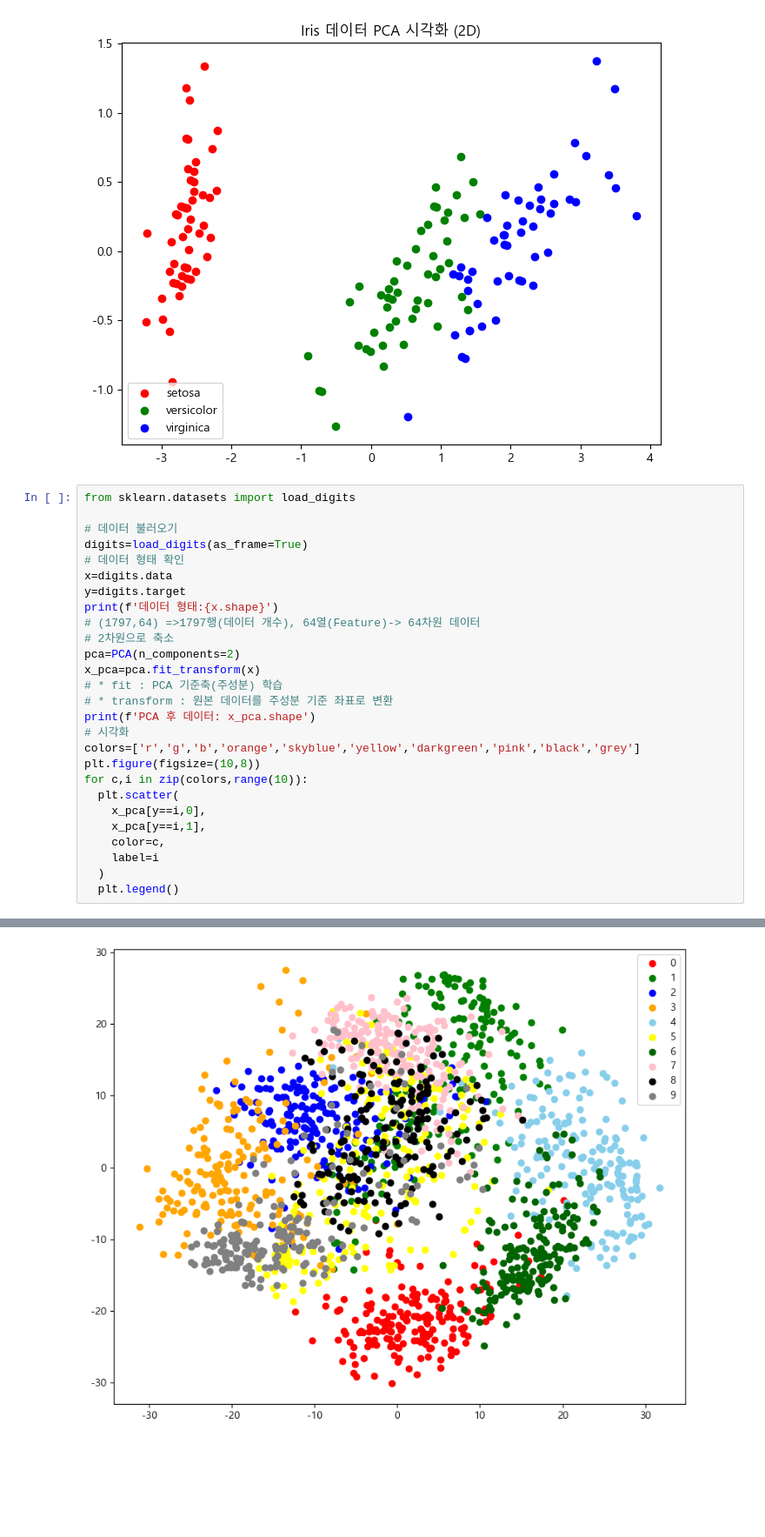
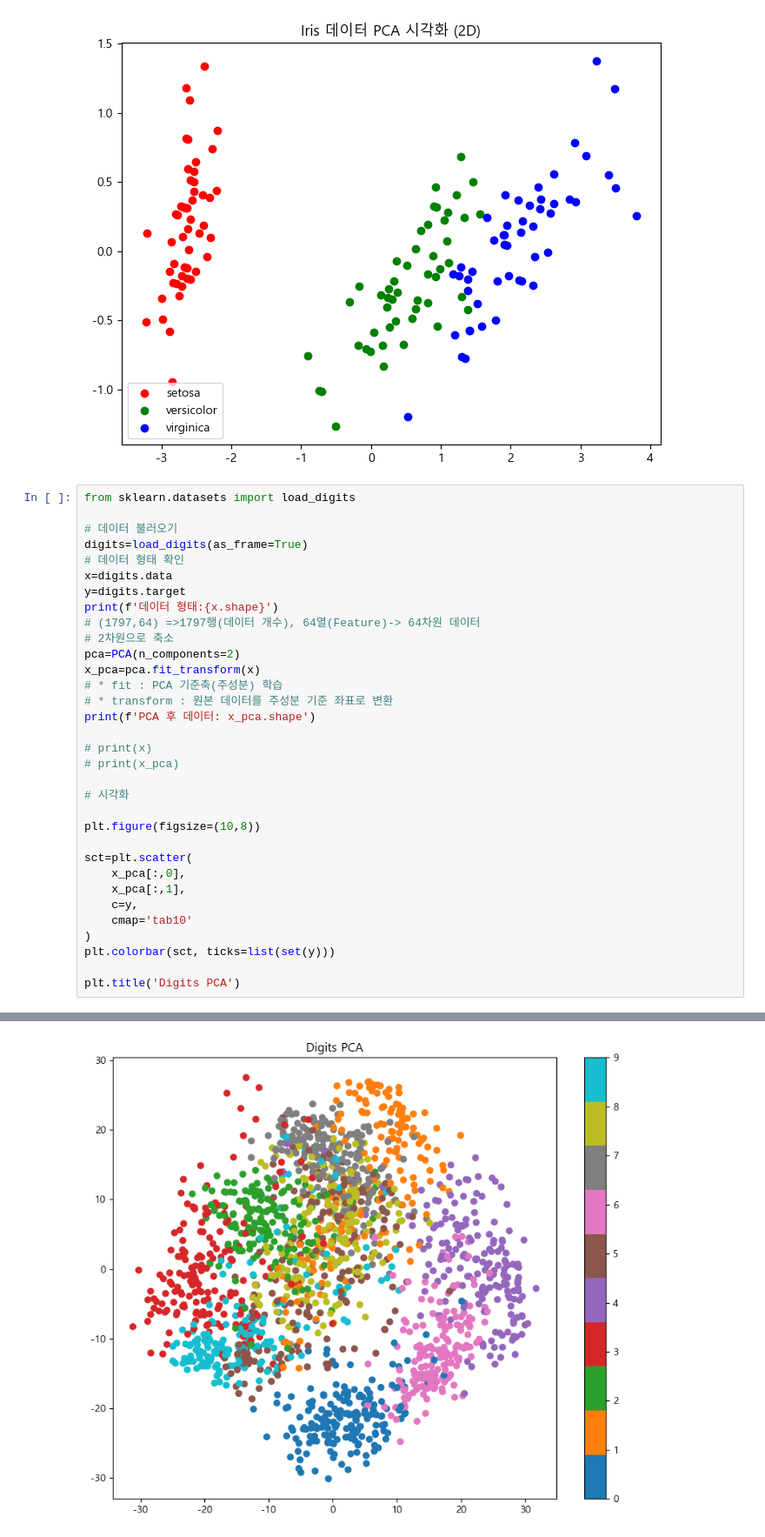
Before and after one commit to SkyWithLab/Workspace, a Jupyter notebook: 10_AI_Prediction/unsupervised_learning/3_pca_dim_reduction.ipynb, the cells around one changed output, grey strips where cells are left out. Shown: that part at 87% size. Cells and saved outputs as stored; diff of their text form; blank space fills up the shorter version.

```diff
--- a/10_AI_Prediction/unsupervised_learning/3_pca_dim_reduction.ipynb
+++ b/10_AI_Prediction/unsupervised_learning/3_pca_dim_reduction.ipynb
@@ -118,17 +118,23 @@ x_pca=pca.fit_transform(x)
 # * fit : PCA 기준축(주성분) 학습
 # * transform : 원본 데이터를 주성분 기준 좌표로 변환
 print(f'PCA 후 데이터: x_pca.shape')
+
+# print(x)
+# print(x_pca)
+
 # 시각화
-colors=['r','g','b','orange','skyblue','yellow','darkgreen','pink','black','grey']
+
 plt.figure(figsize=(10,8))
-for c,i in zip(colors,range(10)):
-  plt.scatter(
-    x_pca[y==i,0],
-    x_pca[y==i,1],
-    color=c,
-    label=i
-  )
-  plt.legend()
+
+sct=plt.scatter(
+    x_pca[:,0],
+    x_pca[:,1],
+    c=y,
+    cmap='tab10'
+)
+plt.colorbar(sct, ticks=list(set(y)))
+
+plt.title('Digits PCA')
 # %% [output]
 데이터 형태:(1797, 64)
 PCA 후 데이터: x_pca.shape
@@ -135 +142 @@ PCA 후 데이터: x_pca.shape
-[figure, old version]
+[figure, new version]
```
Also changed, not shown: parts of 2 cells of this notebook.
